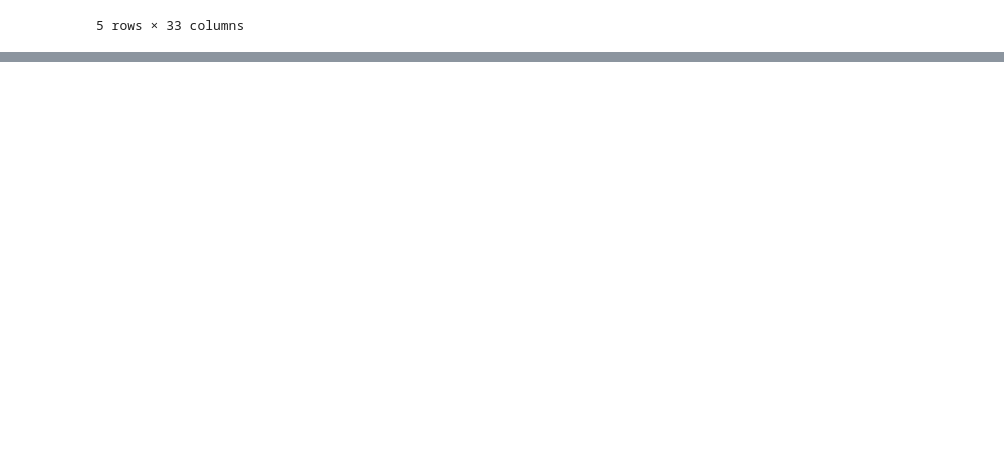
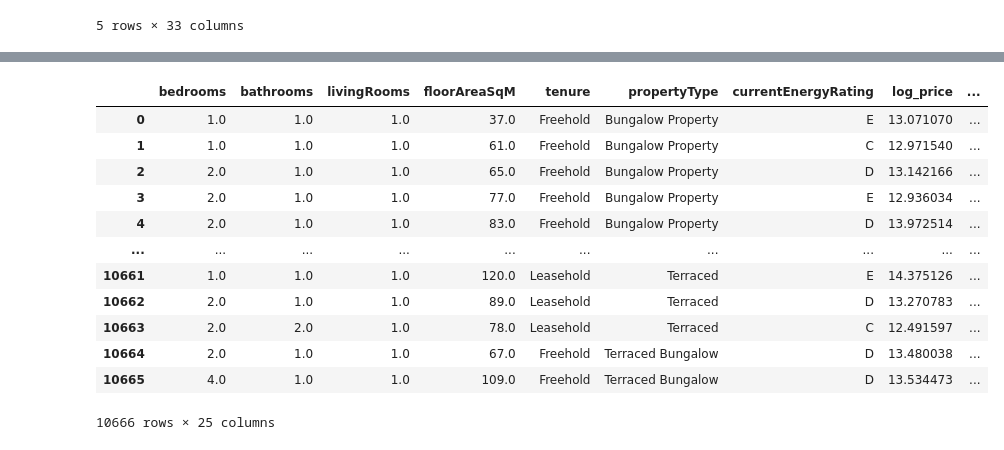
Before and after one commit to jonathanskuy/london-property-price-prediction, a Jupyter notebook: notebooks/feature_engineering.ipynb, the cells around one changed output, grey strips where cells are left out. Drawn from its saved outputs; the diff is of its cells as text; code cells hidden in the pictures; blank space fills up the shorter version.

```diff
--- a/notebooks/feature_engineering.ipynb
+++ b/notebooks/feature_engineering.ipynb
@@ -415,0 +431,18 @@ df_property.head()
+# %%
+df_model = df_property.drop(columns=['fullAddress', 'postcode', 'history_price', 'history_date', 'latitude', 'longitude', 'total_crime_within_500m', 'total_crime_within_2km'])
+
+df_model
+# %% [output]
+|  | bedrooms | bathrooms | livingRooms | floorAreaSqM | tenure | propertyType | currentEnergyRating | log_price | ... |
+| 0 | 1.0 | 1.0 | 1.0 | 37.0 | Freehold | Bungalow Property | E | 13.071070 | ... |
+| 1 | 1.0 | 1.0 | 1.0 | 61.0 | Freehold | Bungalow Property | C | 12.971540 | ... |
+| 2 | 2.0 | 1.0 | 1.0 | 65.0 | Freehold | Bungalow Property | D | 13.142166 | ... |
+| 3 | 2.0 | 1.0 | 1.0 | 77.0 | Freehold | Bungalow Property | E | 12.936034 | ... |
+| 4 | 2.0 | 1.0 | 1.0 | 83.0 | Freehold | Bungalow Property | D | 13.972514 | ... |
+| ... | ... | ... | ... | ... | ... | ... | ... | ... | ... |
+| 10661 | 1.0 | 1.0 | 1.0 | 120.0 | Leasehold | Terraced | E | 14.375126 | ... |
+| 10662 | 2.0 | 1.0 | 1.0 | 89.0 | Leasehold | Terraced | D | 13.270783 | ... |
+| 10663 | 2.0 | 2.0 | 1.0 | 78.0 | Leasehold | Terraced | C | 12.491597 | ... |
+| 10664 | 2.0 | 1.0 | 1.0 | 67.0 | Freehold | Terraced Bungalow | D | 13.480038 | ... |
+| 10665 | 4.0 | 1.0 | 1.0 | 109.0 | Freehold | Terraced Bungalow | D | 13.534473 | ... |
+10666 rows × 25 columns
```
Also changed, not shown: parts of 6 cells of this notebook, 1 other file.
